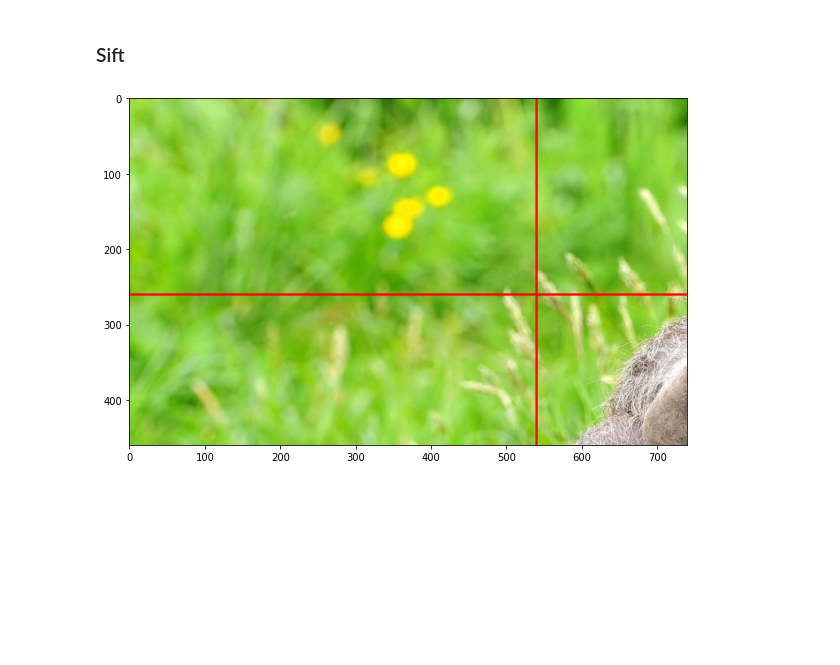
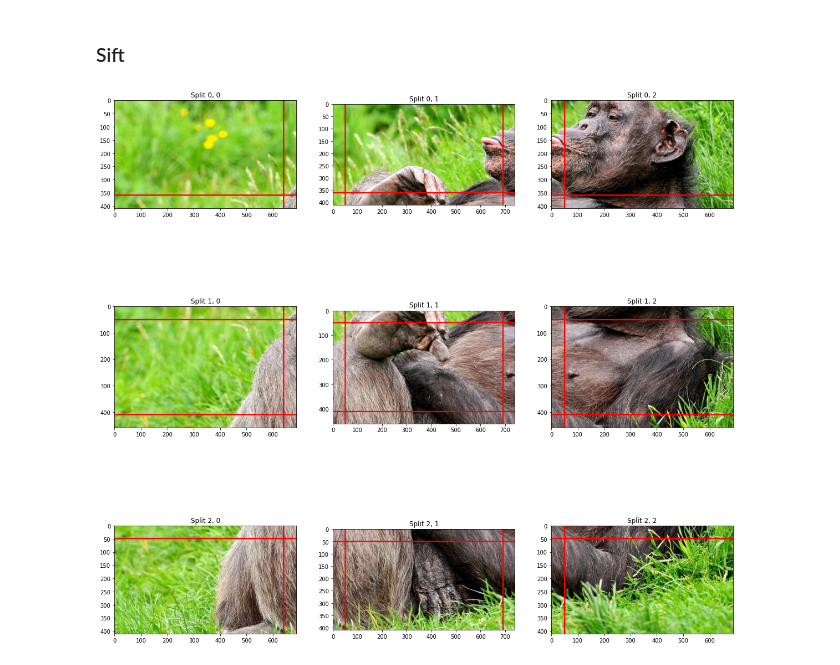
Before and after one commit to WTS012201/CompVis, a Jupyter notebook: ImageStitching/stitching.ipynb, the cells around one changed output. Saved outputs shown, nothing was run; the diff lists cells and outputs as text; code cells hidden in the pictures; blank space fills up the shorter version.

Commit message:
splitter fixed y issue

```diff
--- a/ImageStitching/stitching.ipynb
+++ b/ImageStitching/stitching.ipynb
@@ -129,15 +124,16 @@ class Splitter:
 # %%
 src = cv.imread(TEST_IMG)
 if src is None:
     print('Could not open or find the image:', TEST_IMG)
     exit(0)
 
 img = src.copy()
 sift = cv.SIFT_create()
 
-r_split, c_split, split_size = 3, 3, 100
+r_split, c_split, split_size = 3, 3, 50
 splits = Splitter(img, r_split, c_split, split_size)
-splits.show(with_lines=True, rrows=range(2, 3), rcols=range(2, 3),)
+splits.show(with_lines=True)
+# splits.show(with_lines=True, rrows=range(2, 3), rcols=range(2, 3),)
 # splits.show(with_lines=True, rcols=range(0,3,2))
 # %% [output]
-[figure, old version]
+[figure, new version]
```
Also changed, not shown: parts of 2 cells of this notebook, 1 other file.
